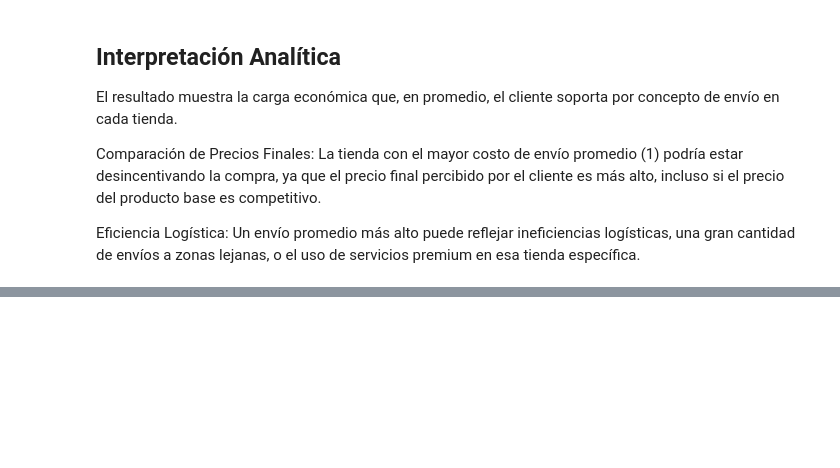
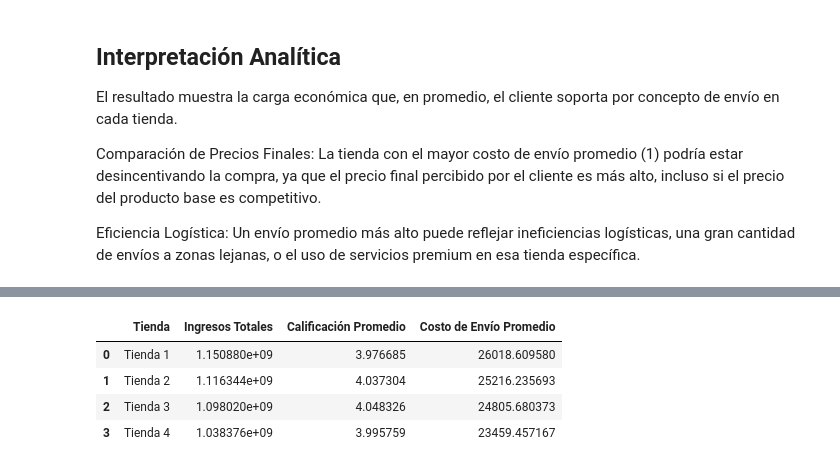
Before and after one commit to JDVAR7/challenge1-data-science-latam, a Jupyter notebook: AluraStoreLatam.ipynb, the cells around one changed output, grey strips where cells are left out. Drawn from its saved outputs; the diff is of its cells as text; code cells hidden in the pictures; blank space fills up the shorter version.

```diff
--- a/AluraStoreLatam.ipynb
+++ b/AluraStoreLatam.ipynb
@@ -366,0 +375,46 @@ Eficiencia Logística: Un envío promedio más alto puede reflejar ineficiencias
+# %%
+import pandas as pd
+import matplotlib.pyplot as plt
+import seaborn as sns
+import numpy as np
+
+
+resultados = []
+
+# Iteramos sobre todos los DataFrames para calcular las métricas reales
+for nombre, DF in dataframes.items():
+
+    # 1. Ingresos Totales (Precio)
+    ingresos = DF['Precio'].sum()
+
+    # 2. Calificación Promedio (Calificación)
+    calificacion_promedio = DF['Calificación'].mean()
+
+    # 3. Costo de Envío Promedio (Manejo de KeyError por tilde)
+    try:
+        costo_envio = DF['Costo de envío'].mean()
+    except KeyError:
+        # Usamos la corrección más probable sin tilde: 'Costo de Envio'
+        costo_envio = DF['Costo de envio'].mean()
+
+
+    resultados.append({
+        'Tienda': nombre,
+        'Ingresos Totales': ingresos,
+        'Calificación Promedio': calificacion_promedio,
+        'Costo de Envío Promedio': costo_envio
+    })
+
+# Creamos el DataFrame resumen a partir de los resultados calculados
+DF_resumen = pd.DataFrame(resultados)
+
+# Identificamos la Tienda Líder (asumiendo que es la de mayores ingresos)
+tienda_lider = DF_resumen.sort_values(by='Ingresos Totales', ascending=False).iloc[0]['Tienda']
+data_table.enable_dataframe_formatter()
+DF_resumen
+# %% [output]
+|  | Tienda | Ingresos Totales | Calificación Promedio | Costo de Envío Promedio |
+| 0 | Tienda 1 | 1.150880e+09 | 3.976685 | 26018.609580 |
+| 1 | Tienda 2 | 1.116344e+09 | 4.037304 | 25216.235693 |
+| 2 | Tienda 3 | 1.098020e+09 | 4.048326 | 24805.680373 |
+| 3 | Tienda 4 | 1.038376e+09 | 3.995759 | 23459.457167 |
```
Also changed, not shown: parts of 5 cells of this notebook.
